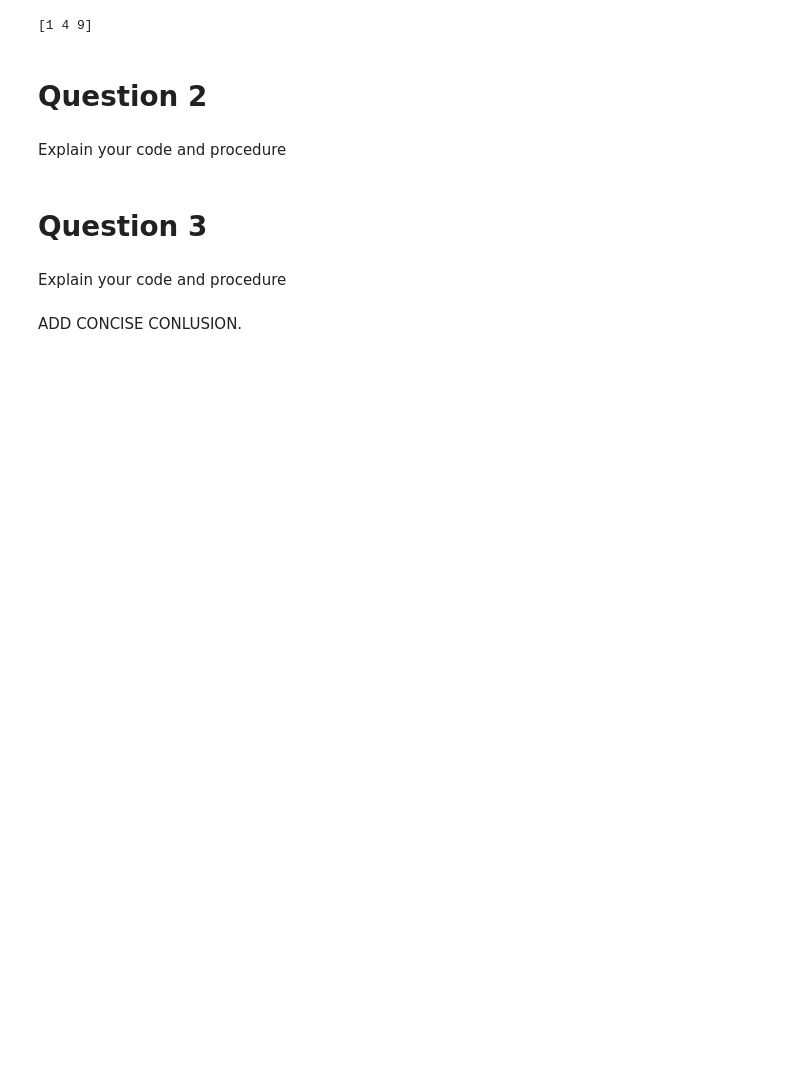
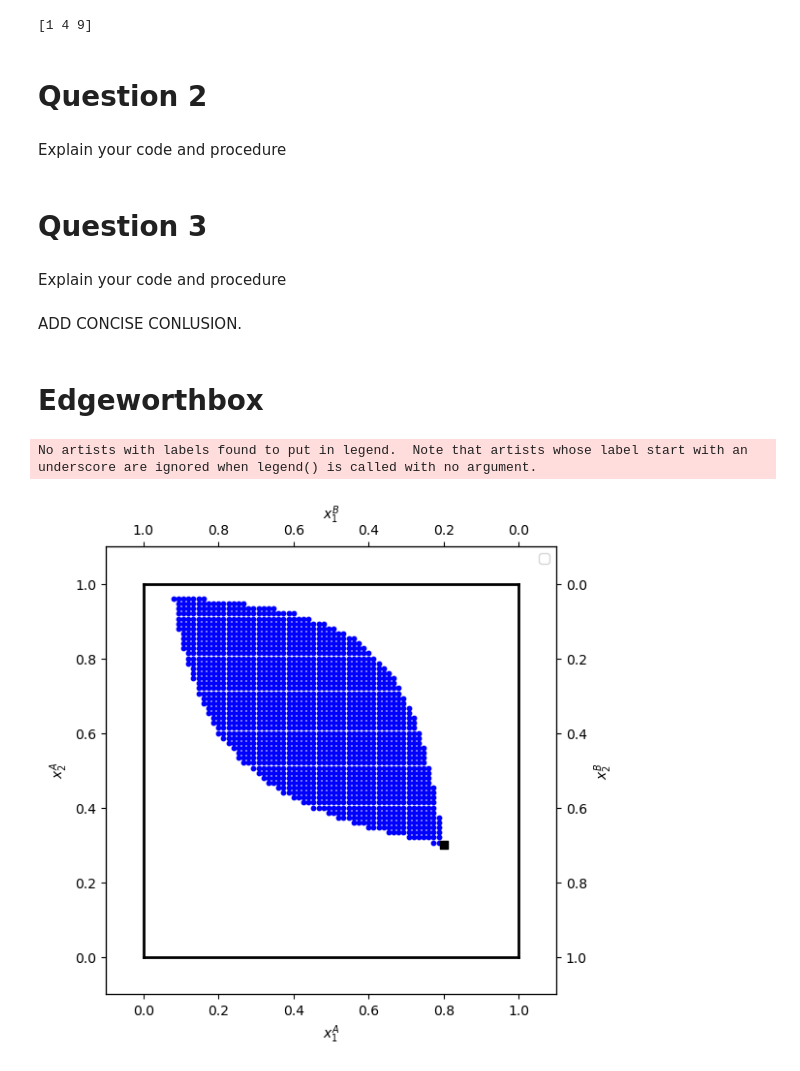
Before and after one commit to NumEconCopenhagen/projects-2024-darja-eloise-christian, a Jupyter notebook: inauguralproject/DEC_inauguralproject.ipynb, the cells around one changed output. Drawn from its saved outputs; the diff is of its cells as text; code cells hidden in the pictures; blank space fills up the shorter version.

Commit message:
I added an edgeworth box from chatgpt

```diff
--- a/inauguralproject/DEC_inauguralproject.ipynb
+++ b/inauguralproject/DEC_inauguralproject.ipynb
@@ -93,3 +93,81 @@ Explain your code and procedure
 # code
 # %% [markdown]
 ADD CONCISE CONLUSION.
+# %% [markdown]
+# Edgeworthbox
+# %%
+import numpy as np
+import matplotlib.pyplot as plt
+
+# Assuming the utility functions u_A and u_B are defined as in the previous discussion
+
+# Simulate 'par' object for parameters (endowments of A)
+class Parameters:
+    def __init__(self, w1A, w2A):
+        self.w1A = w1A
+        self.w2A = w2A
+
+# Given endowments for A
+par = Parameters(w1A=0.8, w2A=0.3)
+
+# Utility functions
+def u_A(x1, x2, alpha=1/3):
+    return x1**alpha * x2**(1-alpha)
+
+def u_B(x1, x2, beta=2/3):
+    return x1**beta * x2**(1-beta)
+
+# Check for Pareto improvements
+def is_pareto_improvement(x_A1, x_A2, omega_A1, omega_A2, omega_B1, omega_B2, alpha=1/3, beta=2/3):
+    x_B1, x_B2 = 1 - x_A1, 1 - x_A2
+    return u_A(x_A1, x_A2, alpha) >= u_A(omega_A1, omega_A2, alpha) and \
+           u_B(x_B1, x_B2, beta) >= u_B(omega_B1, omega_B2, beta)
+
+# Initial endowments and utilities
+omega_A1, omega_A2 = par.w1A, par.w2A
+omega_B1, omega_B2 = 1 - omega_A1, 1 - omega_A2
+
+# Generate combinations of x_A1 and x_A2, and check for Pareto improvements
+N = 75
+pareto_improvements = []
+for x_A1 in np.linspace(0, 1, N+1):
+    for x_A2 in np.linspace(0, 1, N+1):
+        if is_pareto_improvement(x_A1, x_A2, omega_A1, omega_A2, omega_B1, omega_B2):
+            pareto_improvements.append((x_A1, x_A2))
+
+# Plotting setup
+fig = plt.figure(frameon=False, figsize=(6,6), dpi=100)
+ax_A = fig.add_subplot(1, 1, 1)
+
+# Axis labels and inverted axes for B
+ax_A.set_xlabel("$x_1^A$")
+ax_A.set_ylabel("$x_2^A$")
+temp = ax_A.twinx()
+temp.set_ylabel("$x_2^B$")
+ax_B = temp.twiny()
+ax_B.set_xlabel("$x_1^B$")
+ax_B.invert_xaxis()
+ax_B.invert_yaxis()
+
+# Plotting Pareto improvements and initial endowment
+pareto_improvements = np.array(pareto_improvements)
+ax_A.scatter(pareto_improvements[:, 0], pareto_improvements[:, 1], color='blue', label='Pareto Improvements', s=10)
+ax_A.scatter([omega_A1], [omega_A2], marker='s', color='black', label='Endowment')
+
+# Drawing the box boundaries
+w1bar, w2bar = 1.0, 1.0
+ax_A.plot([0, w1bar], [0, 0], lw=2, color='black')
+ax_A.plot([0, w1bar], [w2bar, w2bar], lw=2, color='black')
+ax_A.plot([0, 0], [0, w2bar], lw=2, color='black')
+ax_A.plot([w1bar, w1bar], [0, w2bar], lw=2, color='black')
+
+ax_A.set_xlim([-0.1, w1bar + 0.1])
+ax_A.set_ylim([-0.1, w2bar + 0.1])
+ax_B.set_xlim([w1bar + 0.1, -0.1])
+ax_B.set_ylim([w2bar + 0.1, -0.1])
+
+plt.legend()
+plt.show()
+# %% [output]
+No artists with labels found to put in legend.  Note that artists whose label start with an underscore are ignored when legend() is called with no argument.
+[figure, added]
```
